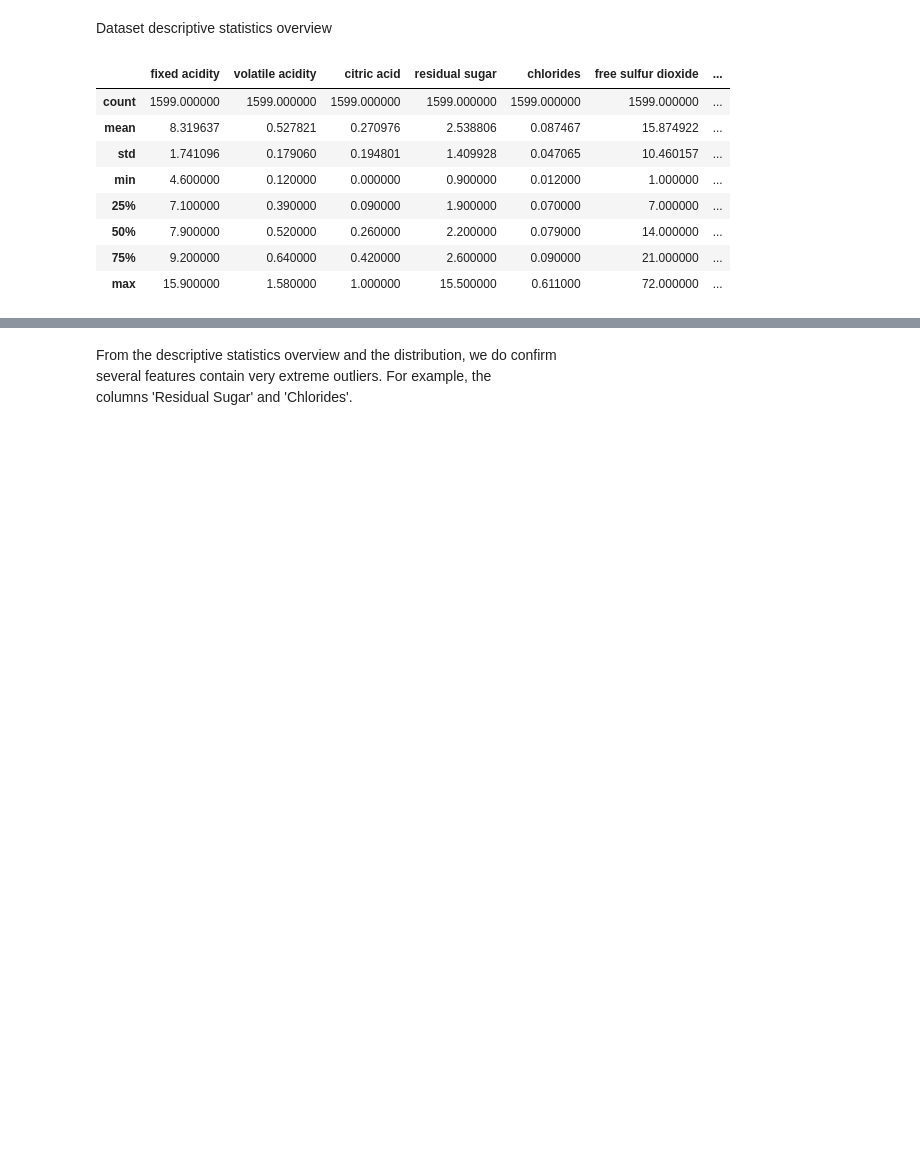
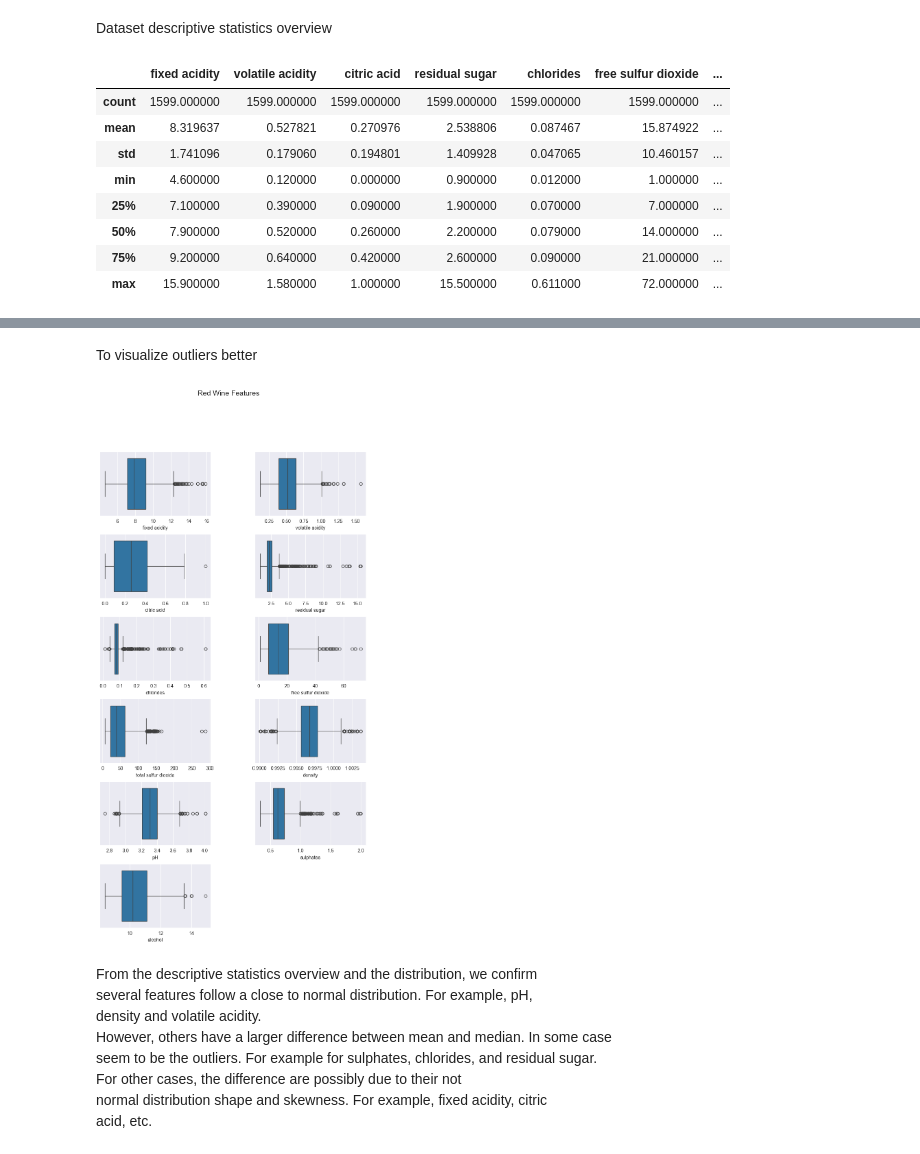
Before and after one commit to CelineChiLamNg/red_wine_regression, a Jupyter notebook: winequality.ipynb, the cells around one changed output, grey strips where cells are left out. Drawn from its saved outputs; the diff is of its cells as text; code cells hidden in the pictures; blank space fills up the shorter version.

```diff
--- a/winequality.ipynb
+++ b/winequality.ipynb
@@ -192,5 +222,33 @@ plt.show()
+# %% [markdown]
+To visualize outliers better
+# %%
+fig, axes = plt.subplots(nrows=6, ncols=2, figsize=(10, 18))
+fig.subplots_adjust(hspace=0.3, wspace=0.4)
+
+axes_flatten = axes.flatten()
+
+for i, col in enumerate(redwinequality.columns):
+    if col != 'quality':
+        sns.boxplot(x=col, data=redwinequality, ax=axes_flatten[i])
+        sns.despine(top=True, right=True, left=False, bottom=False)
+    else:
+        axes_flatten[i].axis('off')
+
+fig.suptitle('Red Wine Features', fontsize=15)
+
+plt.show()
+# %% [output]
+[figure, added]
 # %% [markdown]
-From the descriptive statistics overview and the distribution, we do confirm
+From the descriptive statistics overview and the distribution, we confirm
  <br>
- several features contain very extreme outliers. For example, the <br>
- columns 'Residual Sugar' and 'Chlorides'.
+ several features follow a close to normal distribution. For example, pH, <br>
+ density and volatile acidity. <br>
+However, others have a larger difference between mean and median. In some
+case <br>
+ seem to be the outliers. For example for sulphates, chlorides, and residual
+  sugar. <br>
+  For other cases, the difference are possibly due to their not <br>
+  normal distribution shape and skewness. For example, fixed acidity, citric
+   <br>
+   acid, etc.
```
Also changed, not shown: parts of 31 cells of this notebook, 1 other file.
